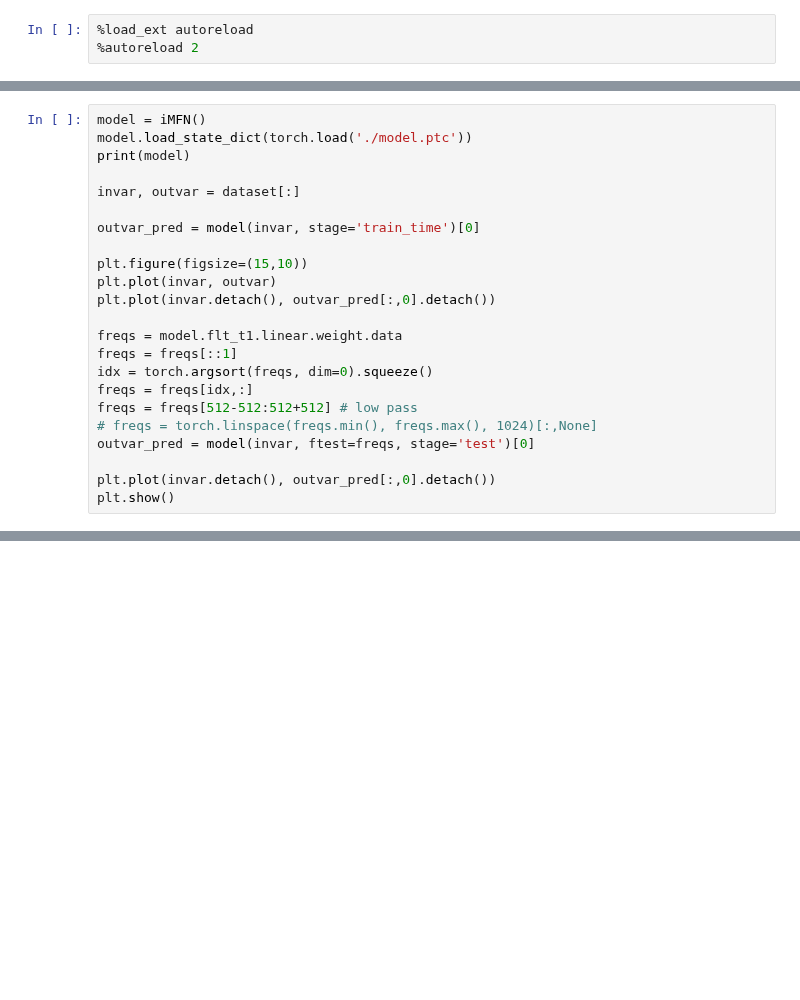
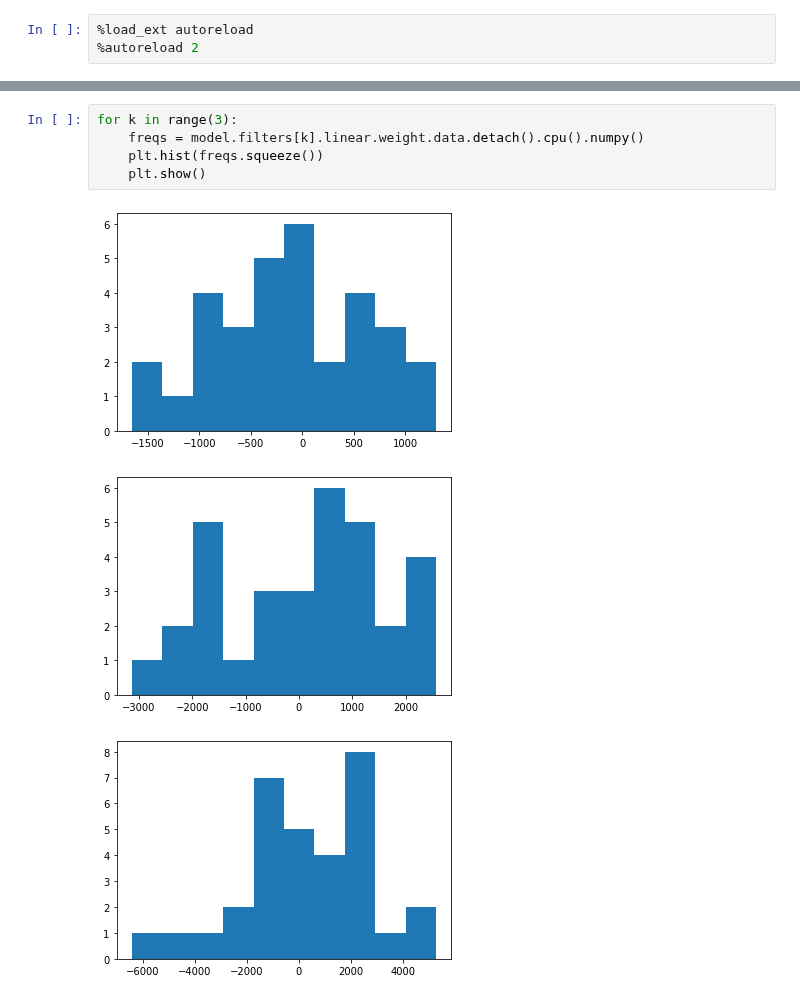
Before and after one commit to Chutlhu/TurboSuperResultion, a Jupyter notebook: notebooks/[MFN,Fourier,Audio,Train] Does MFN learn the Specturm?.ipynb, the cells around one changed output, grey strips where cells are left out. Cells and saved outputs as stored; diff of their text form; blank space fills up the shorter version.

```diff
--- a/notebooks/[MFN,Fourier,Audio,Train] Does MFN learn the Specturm?.ipynb
+++ b/notebooks/[MFN,Fourier,Audio,Train] Does MFN learn the Specturm?.ipynb
@@ -273,23 +3,0 @@ plt.show()
-# %%
-model = iMFN()
-model.load_state_dict(torch.load('./model.ptc'))
-print(model)
-
-invar, outvar = dataset[:]
-
-outvar_pred = model(invar, stage='train_time')[0]
-
-plt.figure(figsize=(15,10))
-plt.plot(invar, outvar)
-plt.plot(invar.detach(), outvar_pred[:,0].detach())
-
-freqs = model.flt_t1.linear.weight.data
-freqs = freqs[::1]
-idx = torch.argsort(freqs, dim=0).squeeze()
-freqs = freqs[idx,:]
-freqs = freqs[512-512:512+512] # low pass
-# freqs = torch.linspace(freqs.min(), freqs.max(), 1024)[:,None]
-outvar_pred = model(invar, ftest=freqs, stage='test')[0]
-
-plt.plot(invar.detach(), outvar_pred[:,0].detach())
-plt.show()
@@ -433,0 +245,9 @@ plt.show()
+# %%
+for k in range(3):
+    freqs = model.filters[k].linear.weight.data.detach().cpu().numpy()
+    plt.hist(freqs.squeeze())
+    plt.show()
+# %% [output]
+[figure, added]
+[figure, added]
+[figure, added]
```
Also changed, not shown: parts of 33 cells of this notebook, 12 other files.
